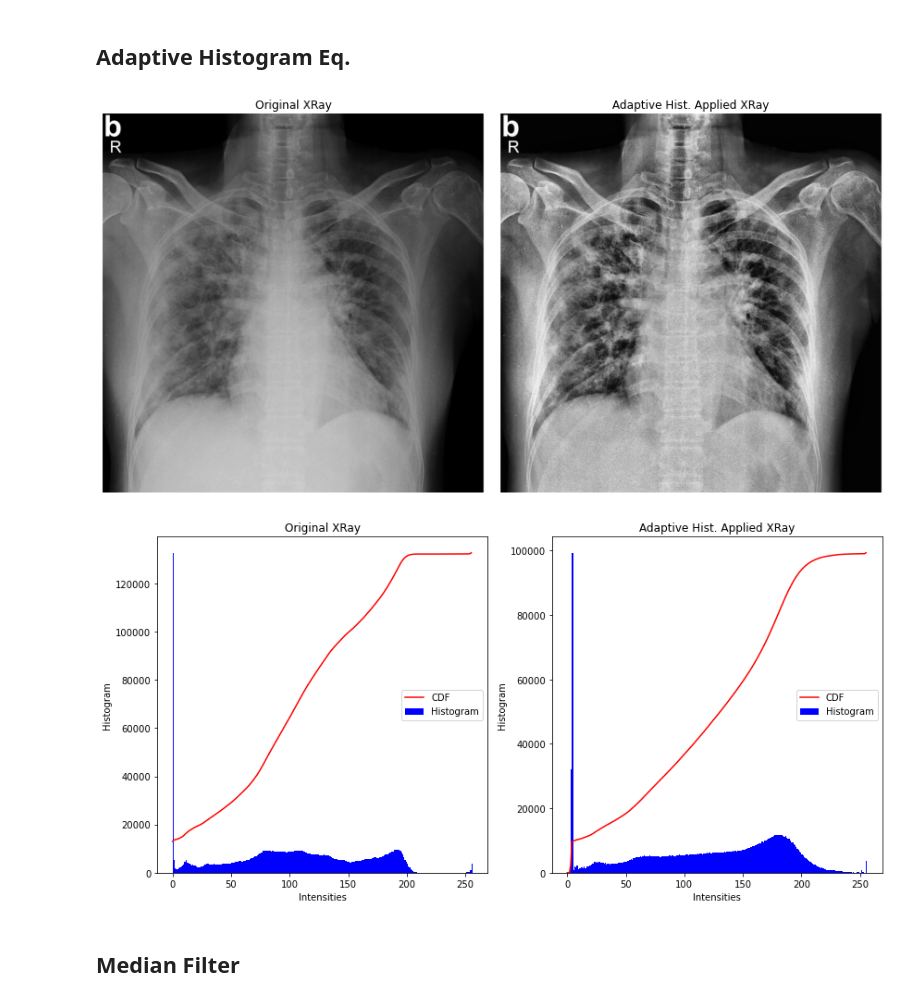
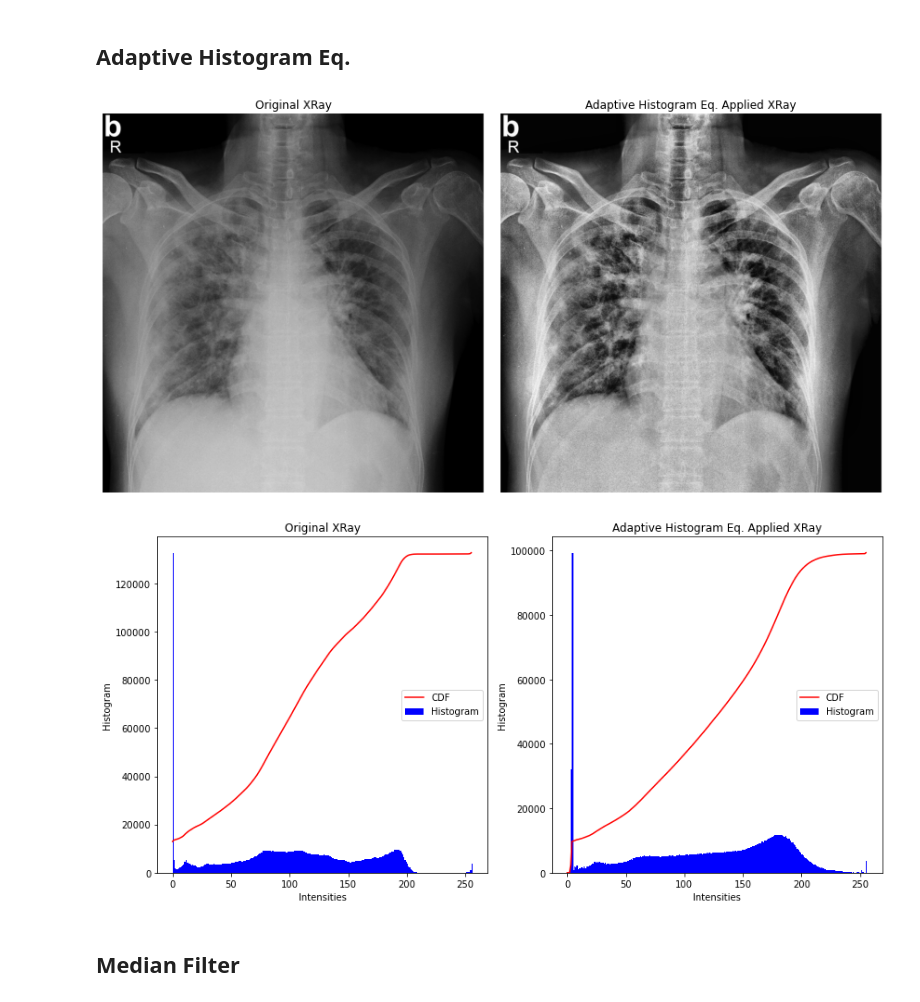
Before and after one commit to batuhanfaik/itu-cmpe, a Jupyter notebook: CXR_Normalization.ipynb, the cells around one changed output. Saved outputs shown, nothing was run; the diff lists cells and outputs as text; code cells hidden in the pictures.

```diff
--- a/CXR_Normalization.ipynb
+++ b/CXR_Normalization.ipynb
@@ -5,8 +5,8 @@ import cv2
 
 import os
 # %%
-dataset_path = "/mnt/sdb1/datasets/Coronahack-Chest-XRay-Dataset/Coronahack-Chest-XRay-Dataset/train"
-img_path = "1-s2.0-S0929664620300449-gr2_lrg-b.jpg"
+dataset_path = "/mnt/sdb1/datasets/Coronahack-Chest-XRay-Dataset/Coronahack-Chest-XRay-Dataset"
+img_path = "train/1-s2.0-S0929664620300449-gr2_lrg-b.jpg"
 
 img_full_path = os.path.join(dataset_path, img_path)
 # %% [markdown]
@@ -17,20 +17,20 @@ img_gray = cv2.cvtColor(img, cv2.COLOR_BGR2GRAY)
 # %%
 clip_limit = 3.0
 tile_grid_size = (10, 10)
 clahe = cv2.createCLAHE(clipLimit=clip_limit, tileGridSize=tile_grid_size)
 
 img_clahe = clahe.apply(img_gray)
 
 fig, axes = plt.subplots(nrows=1, ncols=2, figsize=(12, 6))
 axes[0].imshow(img_gray, cmap="gray")
 axes[0].set_title("Original XRay")
 axes[1].imshow(img_clahe, cmap="gray")
-axes[1].set_title("Adaptive Hist. Applied XRay")
+axes[1].set_title("Adaptive Histogram Eq. Applied XRay")
 [axis.axis("off") for axis in axes]
 plt.tight_layout()
 plt.show()
 # %% [output]
-[figure, old version]
+[figure, new version]
 # %%
 hist_orig, bins = np.histogram(img_gray.flatten(), bins=256, range=[0, 256])
 cdf_orig = hist_orig.cumsum()
@@ -54,7 +54,7 @@ for axis in axes:
 plt.tight_layout()
 plt.show()
 # %% [output]
-[figure, old version]
+[figure, new version]
 # %% [markdown]
 ## Median Filter
 # %%
```
Also changed, not shown: parts of 4 cells of this notebook.
